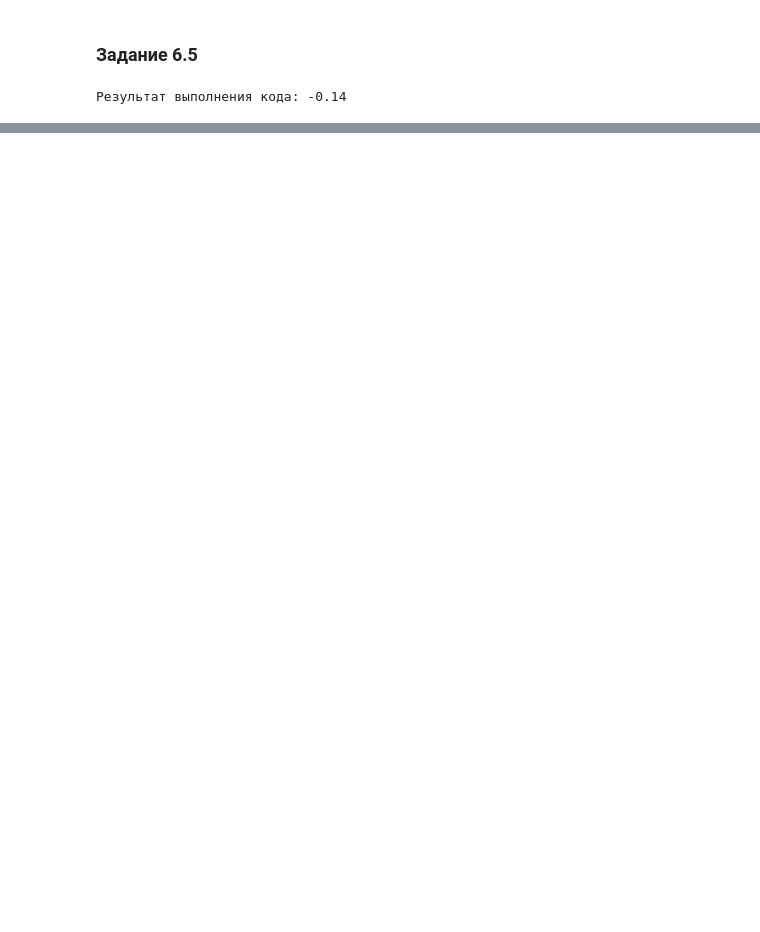
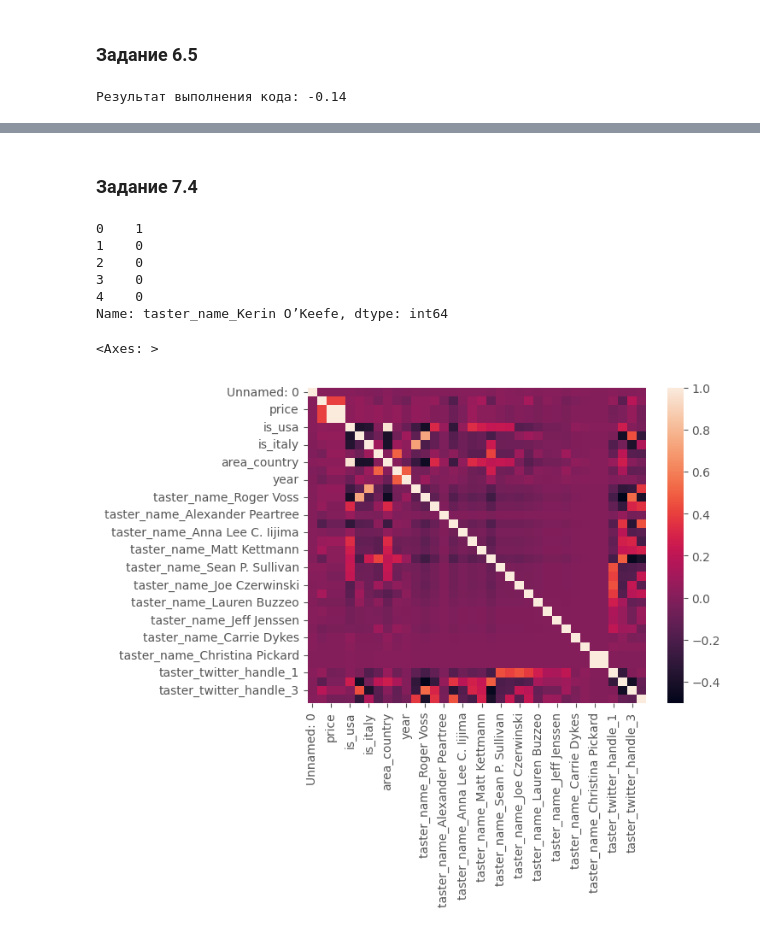
Before and after one commit to ret4ed/Sf_DS_game_1, a Jupyter notebook: Skillfactory/EDA_3_Проектирование признаков/Проектирование признаков.ipynb, the cells around one changed output, grey strips where cells are left out. Saved outputs shown, nothing was run; the diff lists cells and outputs as text; code cells hidden in the pictures; blank space fills up the shorter version.

```diff
--- a/Skillfactory/EDA_3_Проектирование признаков/Проектирование признаков.ipynb
+++ b/Skillfactory/EDA_3_Проектирование признаков/Проектирование признаков.ipynb
@@ -837,0 +911,2 @@ print(f'Результат выполнения кода: {ans}')
+# %% [markdown]
+### Задание 7.4
@@ -837,0 +916,14 @@ print(f'Результат выполнения кода: {ans}')
+# %%
+display(df_wine['taster_name_Kerin O’Keefe'].head())
+# %% [output]
+0    1
+1    0
+2    0
+3    0
+4    0
+Name: taster_name_Kerin O’Keefe, dtype: int64
+# %%
+sns.heatmap(df_wine.corr(numeric_only=True), annot=False)
+# %% [output]
+<Axes: >
+[figure, added]
```
Also changed, not shown: parts of 18 cells of this notebook, 2 other files.
